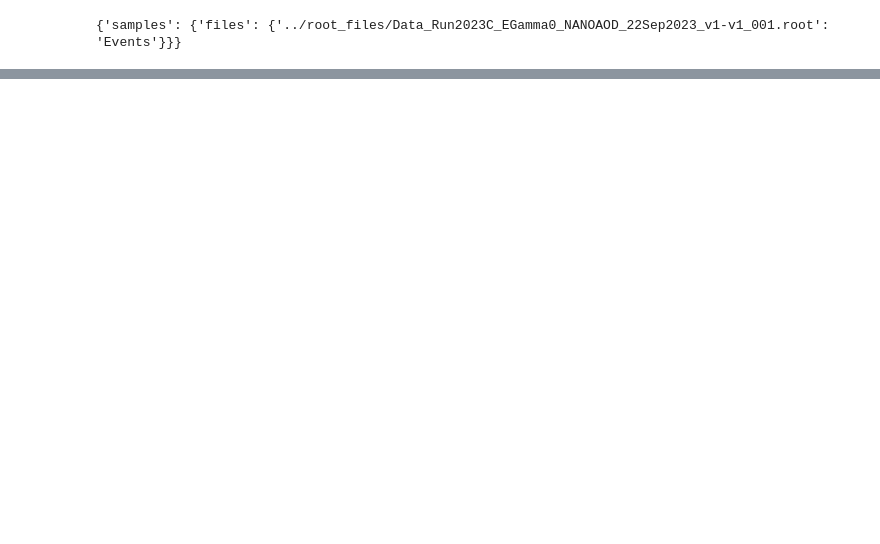
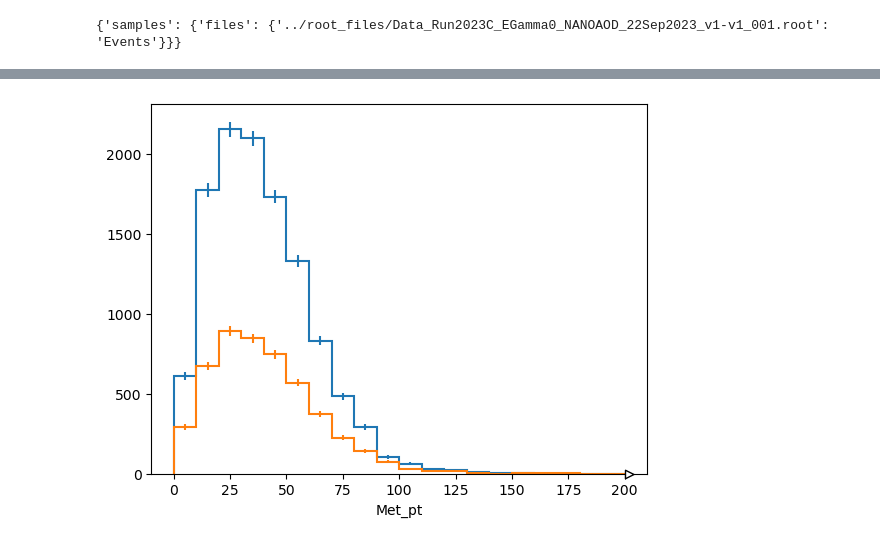
Before and after one commit to caleb-james-smith/egamma-tnp, a Jupyter notebook: notebooks/egamma_test.ipynb, the cells around one changed output, grey strips where cells are left out. Cells and saved outputs as stored; diff of their text form; code cells hidden in the pictures; blank space fills up the shorter version.

```diff
--- a/notebooks/egamma_test.ipynb
+++ b/notebooks/egamma_test.ipynb
@@ -67,0 +161,7 @@ FieldNotFoundError: no field 'passing' in record with 7 fields
+# %%
+# MET p_T
+out["samples"]["passing"].project("MET_pt").plot()
+out["samples"]["failing"].project("MET_pt").plot()
+plt.show()
+# %% [output]
+[figure, added]
```
Also changed, not shown: parts of 14 cells of this notebook, 2 other files.
